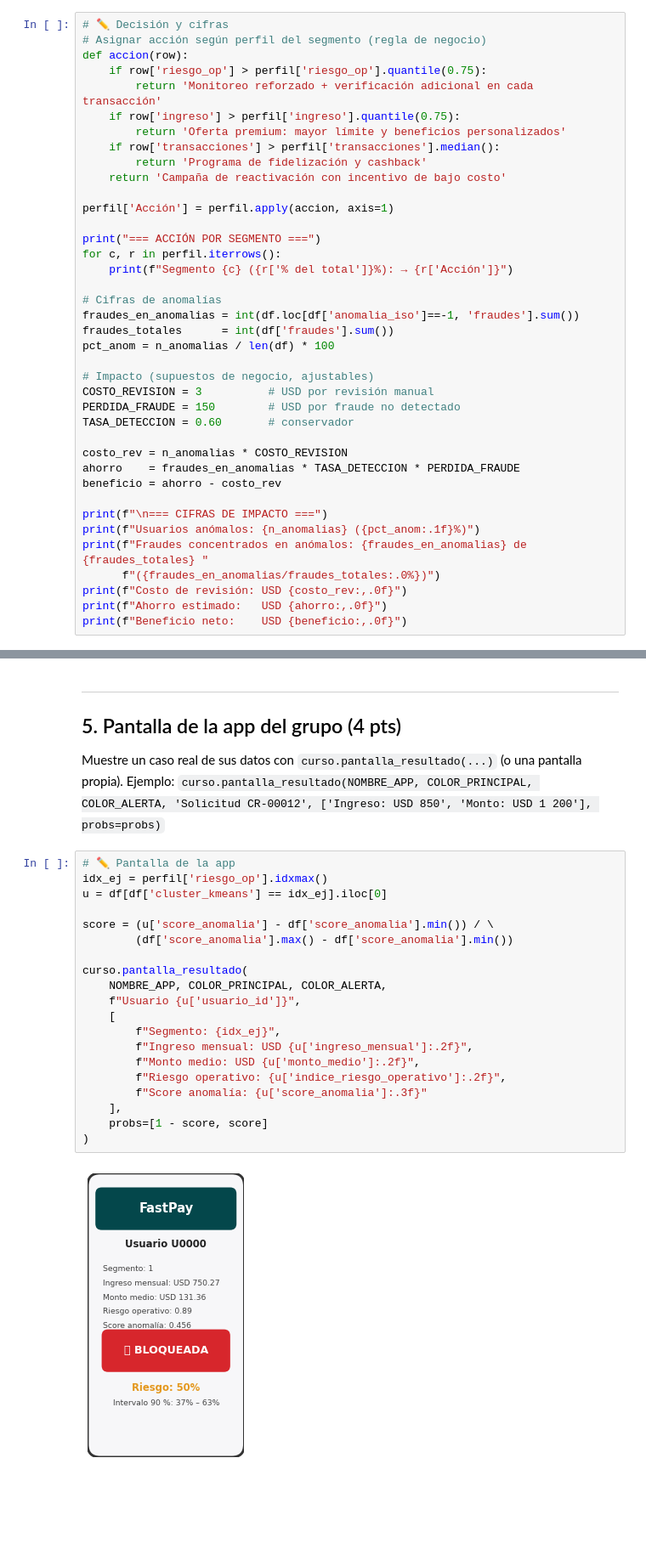
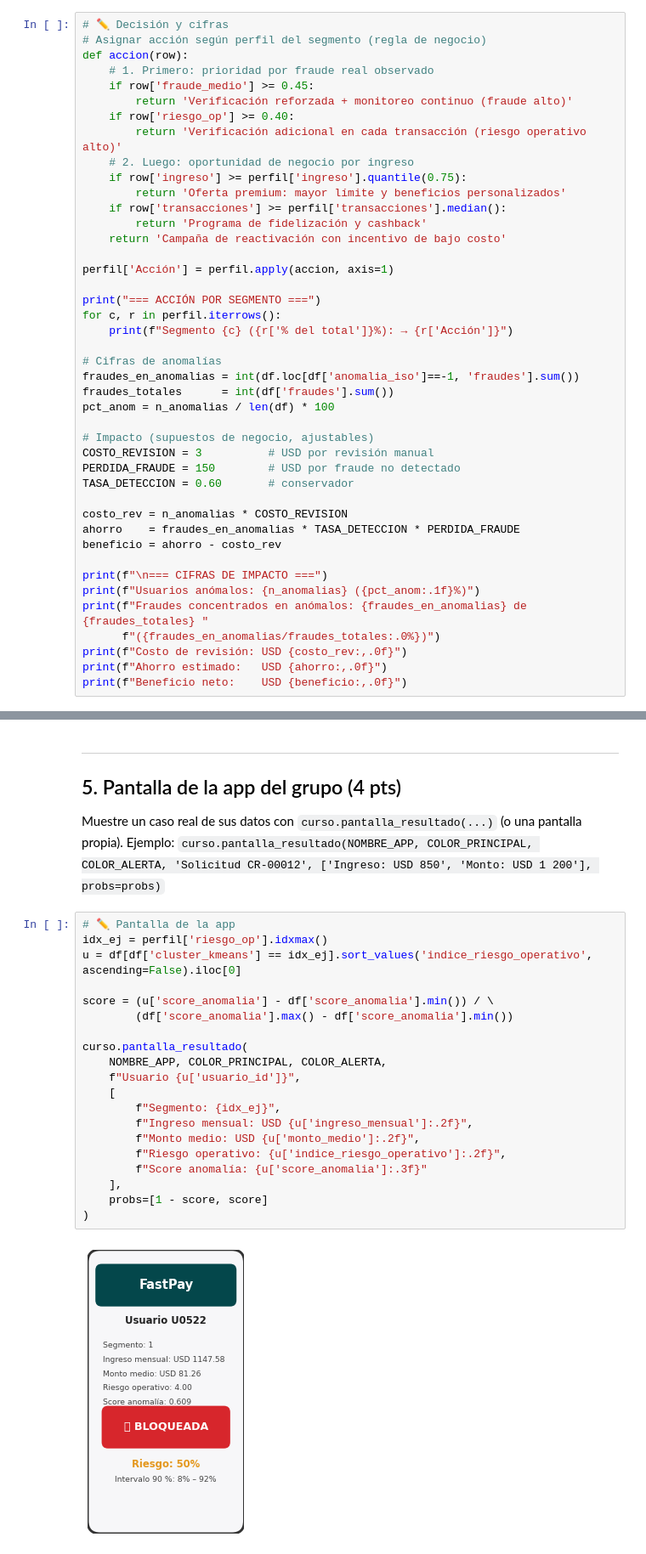
Before and after one commit to mdrobalino/diplomado-m6-maria-dolores-robalino, a Jupyter notebook: proyecto/proyecto.ipynb, the cells around one changed output, grey strips where cells are left out. Shown at 85% size. Saved outputs shown, nothing was run; the diff lists cells and outputs as text; blank space fills up the shorter version.

```diff
--- a/proyecto/proyecto.ipynb
+++ b/proyecto/proyecto.ipynb
@@ -372,11 +393,15 @@ SHAP indica que las variables que más empujan el score de anomalía son indice_
 # ✏️ Decisión y cifras
 # Asignar acción según perfil del segmento (regla de negocio)
 def accion(row):
-    if row['riesgo_op'] > perfil['riesgo_op'].quantile(0.75):
-        return 'Monitoreo reforzado + verificación adicional en cada transacción'
-    if row['ingreso'] > perfil['ingreso'].quantile(0.75):
+    # 1. Primero: prioridad por fraude real observado
+    if row['fraude_medio'] >= 0.45:
+        return 'Verificación reforzada + monitoreo continuo (fraude alto)'
+    if row['riesgo_op'] >= 0.40:
+        return 'Verificación adicional en cada transacción (riesgo operativo alto)'
+    # 2. Luego: oportunidad de negocio por ingreso
+    if row['ingreso'] >= perfil['ingreso'].quantile(0.75):
         return 'Oferta premium: mayor límite y beneficios personalizados'
-    if row['transacciones'] > perfil['transacciones'].median():
+    if row['transacciones'] >= perfil['transacciones'].median():
         return 'Programa de fidelización y cashback'
     return 'Campaña de reactivación con incentivo de bajo costo'
 
@@ -434,25 +485,25 @@ Muestre un caso real de sus datos con `curso.pantalla_resultado(...)` (o una pan
 # %%
 # ✏️ Pantalla de la app
 idx_ej = perfil['riesgo_op'].idxmax()
-u = df[df['cluster_kmeans'] == idx_ej].iloc[0]
+u = df[df['cluster_kmeans'] == idx_ej].sort_values('indice_riesgo_operativo', ascending=False).iloc[0]
 
 score = (u['score_anomalia'] - df['score_anomalia'].min()) / \
         (df['score_anomalia'].max() - df['score_anomalia'].min())
 
 curso.pantalla_resultado(
     NOMBRE_APP, COLOR_PRINCIPAL, COLOR_ALERTA,
     f"Usuario {u['usuario_id']}",
     [
         f"Segmento: {idx_ej}",
         f"Ingreso mensual: USD {u['ingreso_mensual']:.2f}",
         f"Monto medio: USD {u['monto_medio']:.2f}",
         f"Riesgo operativo: {u['indice_riesgo_operativo']:.2f}",
         f"Score anomalía: {u['score_anomalia']:.3f}"
     ],
     probs=[1 - score, score]
 )
 # %% [output]
-[figure, old version]
+[figure, new version]
 # %% [markdown]
 ---
 ## 6. Ficha del modelo (4 pts)
```
Also changed, not shown: parts of 6 cells of this notebook.
